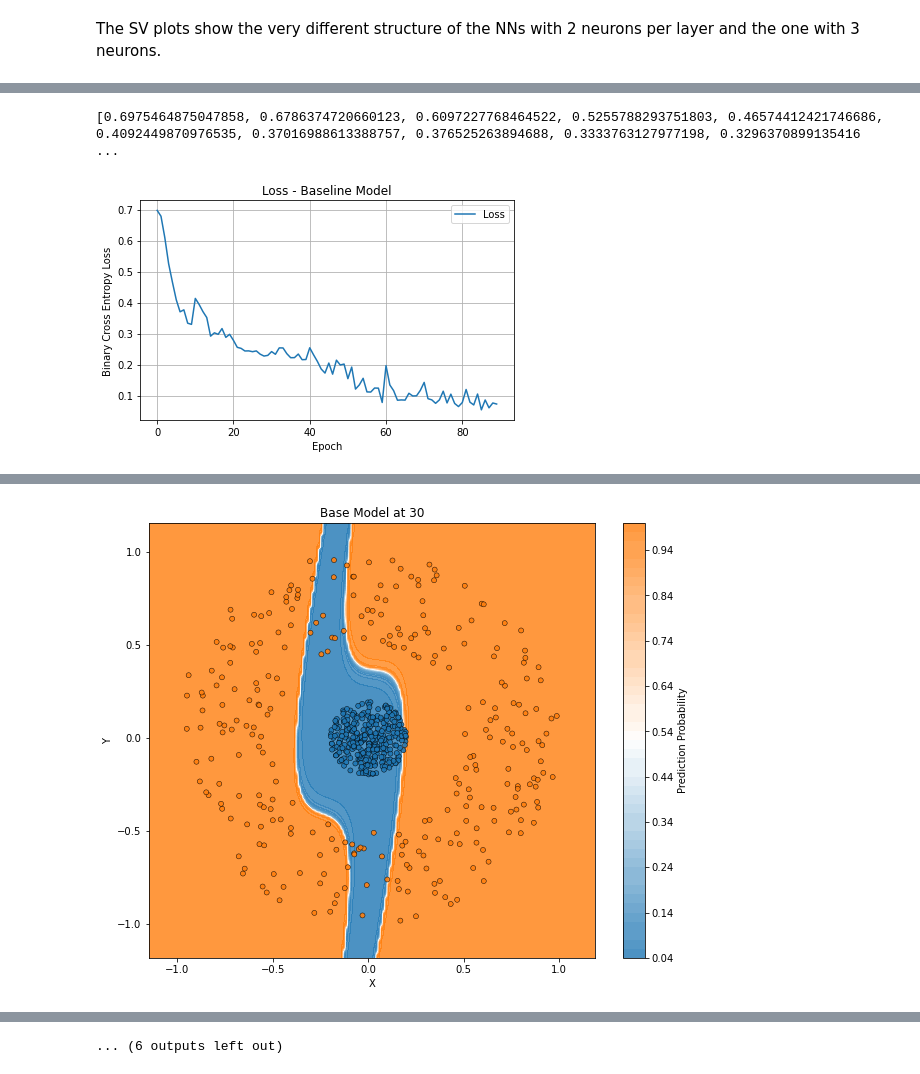
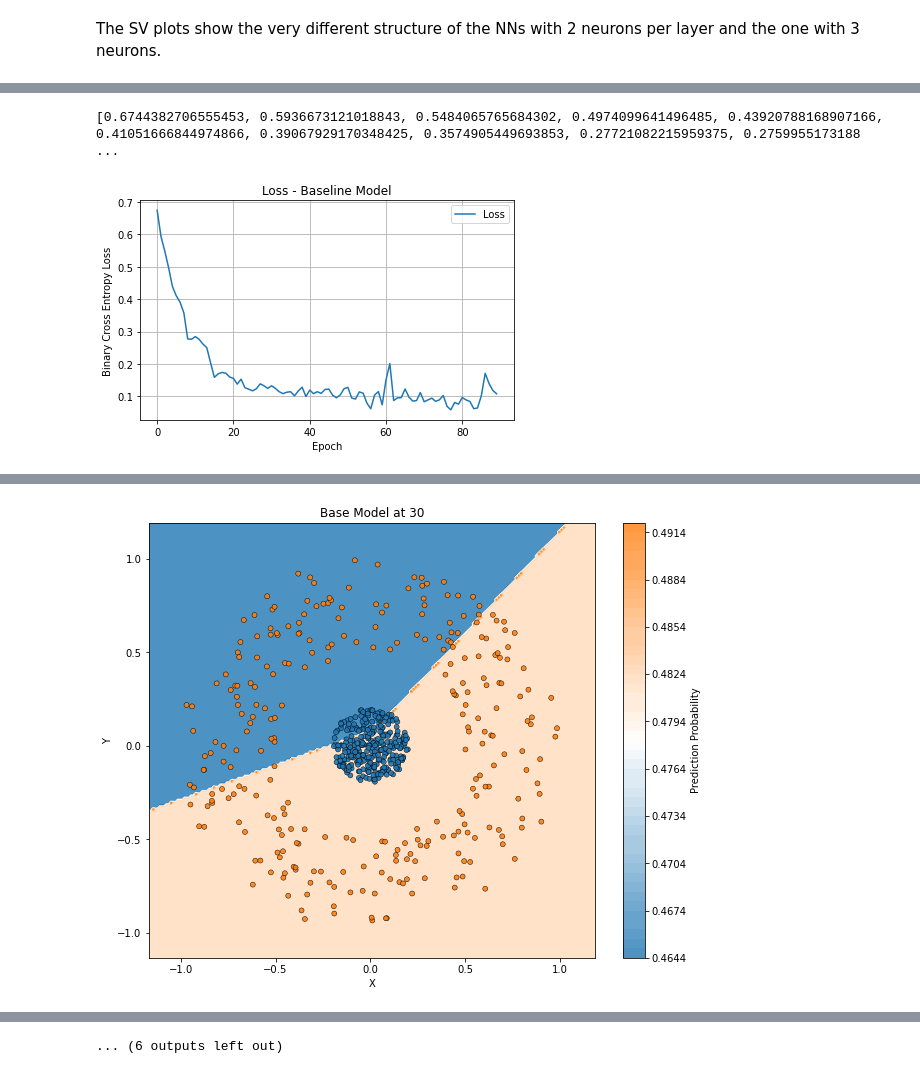
Before and after one commit to twoehrer/embedding, a Jupyter notebook: feedforwardexample_relu.ipynb, the cells around one changed output, grey strips where cells are left out. Cells and saved outputs as stored; diff of their text form; code cells hidden in the pictures.

```diff
--- a/feedforwardexample_relu.ipynb
+++ b/feedforwardexample_relu.ipynb
@@ -543,7 +549,7 @@ for model, name in models:
 # %% [markdown]
 The SV plots show the very different structure of the NNs with 2 neurons per layer and the one with 3 neurons.
 # %%
-model_test = FFnet(depth=15, width=2, bottleneck=True, activation='tanh')
+model_test = FFnet(depth=15, width=2, bottleneck=True, activation='relu')
 epoch_step = 10
 losses_combined = []
 
@@ -572,10 +578,10 @@ for plot in range(1,10):
 print(losses_combined)
 plot_loss_curve(losses_combined, "Loss - Baseline Model")
 # %% [output]
-[0.6975464875047858, 0.6786374720660123, 0.6097227768464522, 0.5255788293751803, 0.46574412421746686, 0.4092449870976535, 0.37016988613388757, 0.376525263894688, 0.3333763127977198, 0.3296370899135416 ...
+[0.6744382706555453, 0.5936673121018843, 0.5484065765684302, 0.4974099641496485, 0.43920788168907166, 0.41051666844974866, 0.39067929170348425, 0.3574905449693853, 0.27721082215959375, 0.2759955173188 ...
-[figure, old version]
+[figure, new version]
 # %%
-model_test = FFnet(depth=15, width=2, bottleneck=False, activation='tanh')
+model_test = FFnet(depth=15, width=2, bottleneck=False, activation='relu')
 epoch_step = 10
 losses_combined = []
 
@@ -594 +600 @@ for plot in range(1,10):
-[figure, old version]
+[figure, new version]
```
Also changed, not shown: parts of 10 cells of this notebook, 10 other files.
